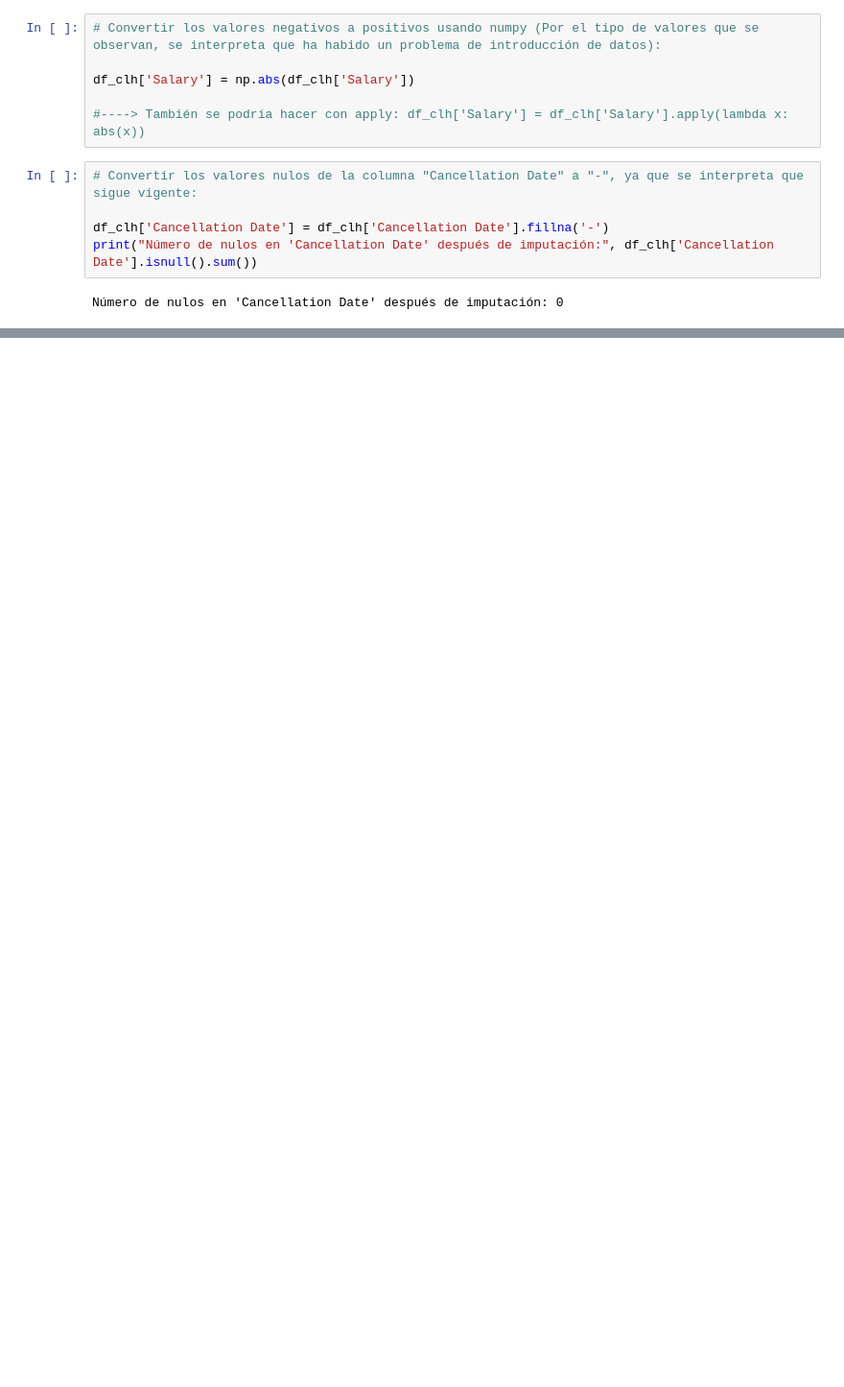
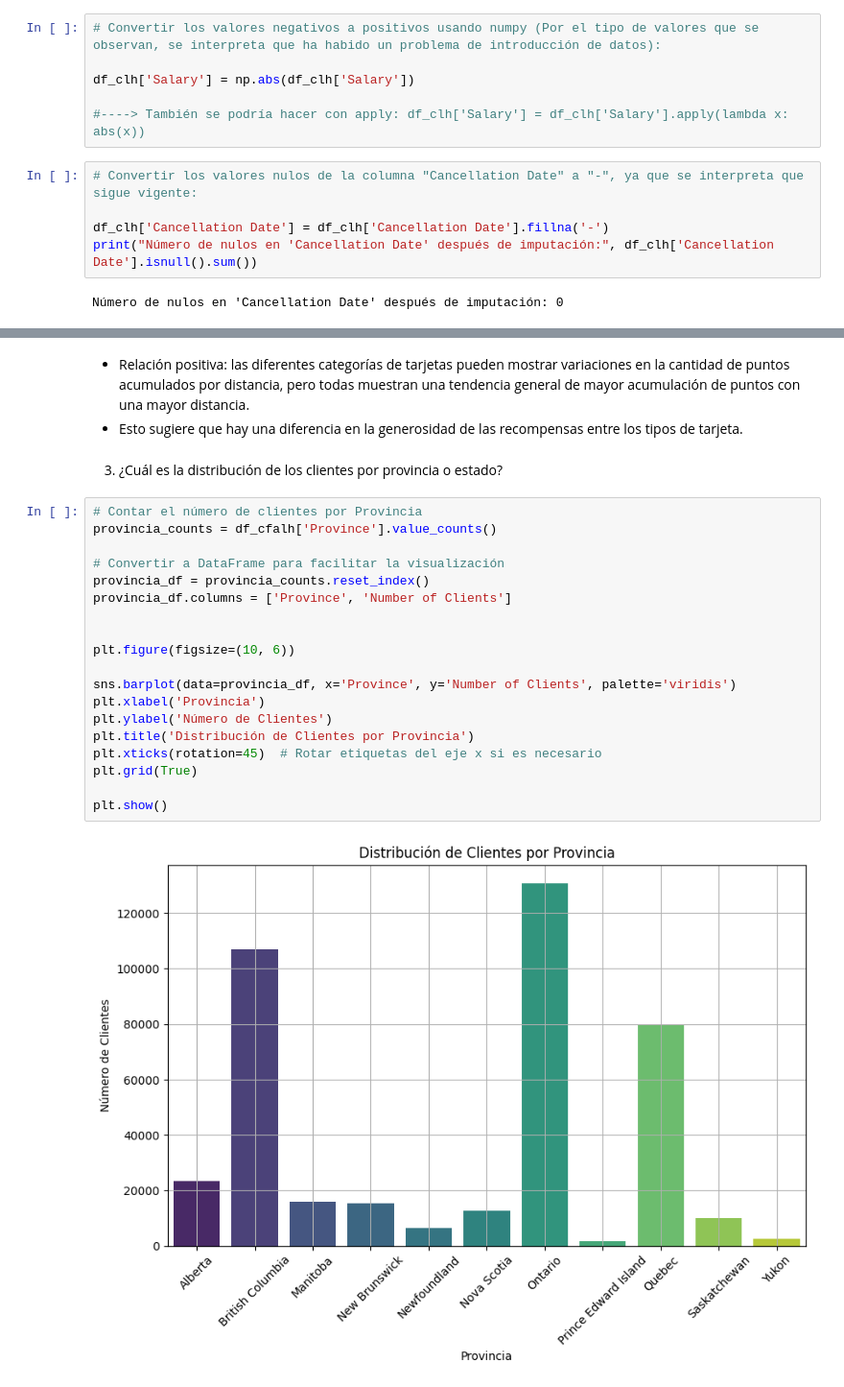
Before and after one commit to Adalab/bda-modulo-3-evaluacion-final-LaiaAyats, a Jupyter notebook: evaluation.ipynb, the cells around one changed output, grey strips where cells are left out. Shown: that part at 96% size. Saved outputs shown, nothing was run; the diff lists cells and outputs as text; blank space fills up the shorter version.

```diff
--- a/evaluation.ipynb
+++ b/evaluation.ipynb
@@ -610,0 +582,26 @@ Número de valores duplicados en 'Loyalty Number': 0
+# %% [markdown]
+- Relación positiva: las diferentes categorías de tarjetas pueden mostrar variaciones en la cantidad de puntos acumulados por distancia, pero todas muestran una tendencia general de mayor acumulación de puntos con una mayor distancia.
+- Esto sugiere que hay una diferencia en la generosidad de las recompensas entre los tipos de tarjeta.
+# %% [markdown]
+3. ¿Cuál es la distribución de los clientes por provincia o estado?
+# %%
+# Contar el número de clientes por Provincia
+provincia_counts = df_cfalh['Province'].value_counts()
+
+# Convertir a DataFrame para facilitar la visualización
+provincia_df = provincia_counts.reset_index()
+provincia_df.columns = ['Province', 'Number of Clients']
+
+
+plt.figure(figsize=(10, 6))
+
+sns.barplot(data=provincia_df, x='Province', y='Number of Clients', palette='viridis')
+plt.xlabel('Provincia')
+plt.ylabel('Número de Clientes')
+plt.title('Distribución de Clientes por Provincia')
+plt.xticks(rotation=45)  # Rotar etiquetas del eje x si es necesario
+plt.grid(True)
+
+plt.show()
+# %% [output]
+[figure, added]
```
Also changed, not shown: parts of 39 cells of this notebook.
